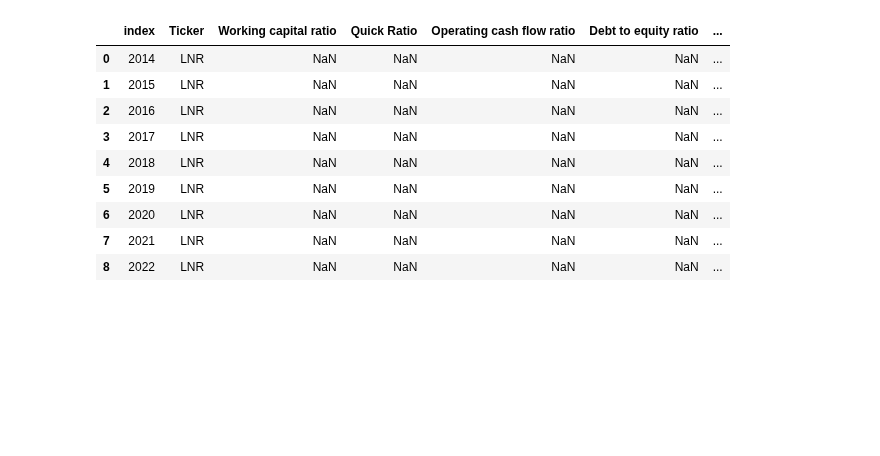
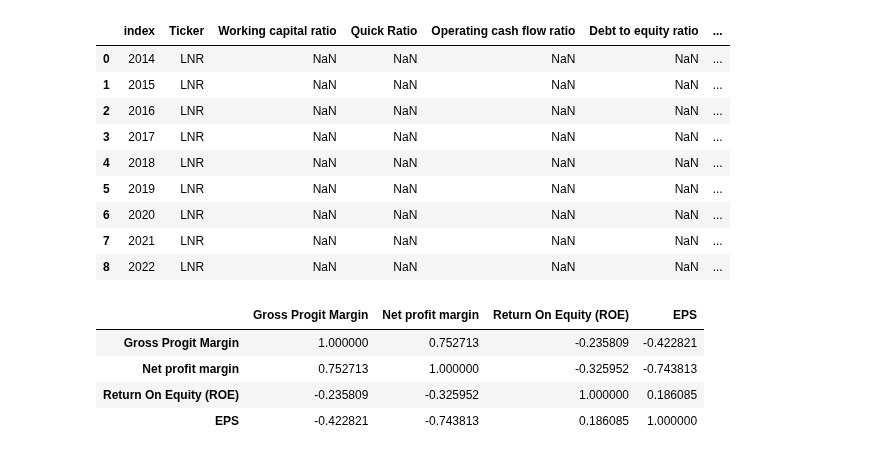
Before and after one commit to jash1112/project-financial_analysis, a Jupyter notebook: project_Johnny.ipynb, the cells around one changed output. Saved outputs shown, nothing was run; the diff lists cells and outputs as text; code cells hidden in the pictures; blank space fills up the shorter version.

```diff
--- a/project_Johnny.ipynb
+++ b/project_Johnny.ipynb
@@ -372,6 +372,25 @@ Linamar_ratios_df
 | 6 | 2020 | LNR | NaN | NaN | NaN | NaN | ... |
 | 7 | 2021 | LNR | NaN | NaN | NaN | NaN | ... |
 | 8 | 2022 | LNR | NaN | NaN | NaN | NaN | ... |
+# %%
+combined_df = pd.concat([Dollarama_ratios_df, Canadian_tire_ratios_df, Linamar_ratios_df])
+# %%
+##Create corelation matric and tabel
+numeric_cols = combined_df.select_dtypes(include=['int64', 'float64'])
+correlation_matrix = numeric_cols.corr()
+# Display the correlation matrix
+correlation_matrix
+#corelation table
+plt.figure(figsize=(10, 8))
+sns.heatmap(correlation_matrix, annot=True, cmap='coolwarm', fmt=".2f")
+plt.title('Financial Metrics Correlation Matrix')
+plt.show()
+# %% [output]
+|  | Gross Progit Margin | Net profit margin | Return On Equity (ROE) | EPS |
+| Gross Progit Margin | 1.000000 | 0.752713 | -0.235809 | -0.422821 |
+| Net profit margin | 0.752713 | 1.000000 | -0.325952 | -0.743813 |
+| Return On Equity (ROE) | -0.235809 | -0.325952 | 1.000000 | 0.186085 |
+| EPS | -0.422821 | -0.743813 | 0.186085 | 1.000000 |
 # %%
 combined_df = pd.concat([Dollarama_ratios_df, Canadian_tire_ratios_df, Linamar_ratios_df])
 
```
Also changed, not shown: 1 other file.
